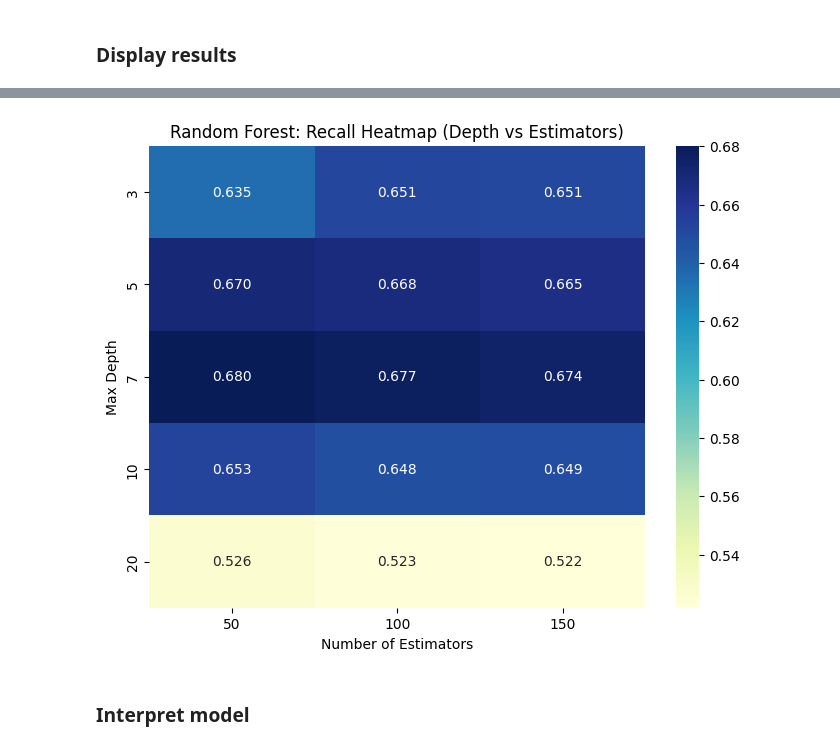
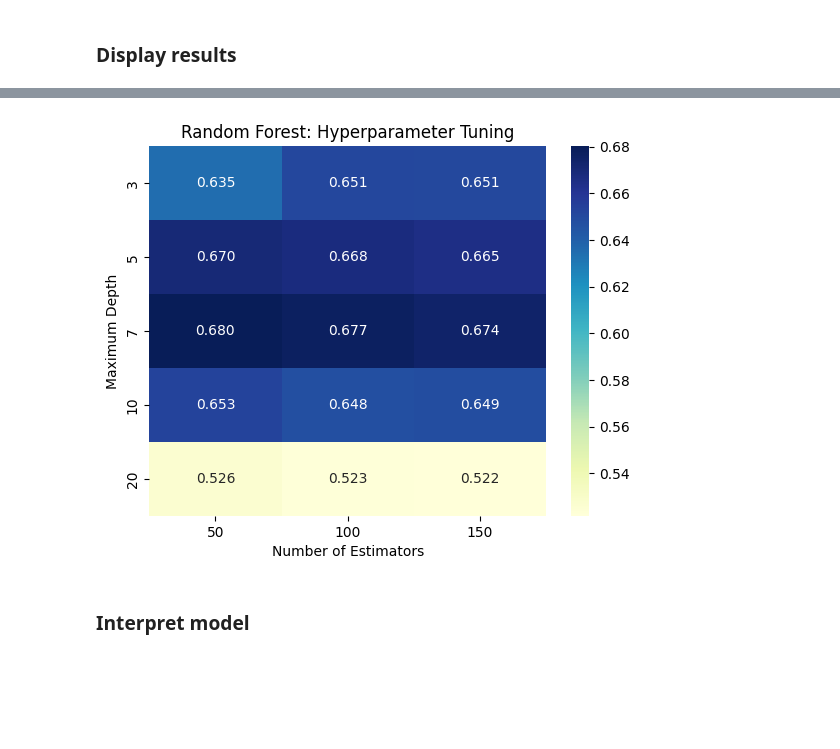
Before and after one commit to amylin1249/nypd-enforcement-gap, a Jupyter notebook: src/train_nonlinear_model.ipynb, the cells around one changed output, grey strips where cells are left out. Saved outputs shown, nothing was run; the diff lists cells and outputs as text; code cells hidden in the pictures; blank space fills up the shorter version.

Commit message:
Updated plot labels

```diff
--- a/src/train_nonlinear_model.ipynb
+++ b/src/train_nonlinear_model.ipynb
@@ -51,10 +48,10 @@ dt = DecisionTreeClassifier(class_weight="balanced", random_state=123)
 # Define how data should be split, using a specified seed
 cv_split = KFold(n_splits=5, shuffle=True, random_state=123)
 
-#Define parameter grid for hyperparameter tuning
+# Define parameter grid for hyperparameter tuning
 param_grid_dt = {
     "max_depth": [3, 5, 7, 10, 20, 50, None],
-    "criterion": ["gini", "entropy"]
+    "criterion": ["gini", "entropy"],
 }
 
 scoring = ["accuracy", "precision", "recall", "f1"]
@@ -73,7 +70,9 @@ dt_grid_search = GridSearchCV(
 # Run GridSearchCV
 dt_grid_search.fit(X_train, y_train)
 
-print(f"We evaluated 7 maximum depth values and 2 criteria across 5 cross-validation folds, totaling 70 experimental fits. Using recall as our metric, the best hyperparameters were {dt_grid_search.best_params_}, which achieved a score of {dt_grid_search.best_score_:.2f}.")
+print(
+    f"We evaluated 7 maximum depth values and 2 criteria across 5 cross-validation folds, totaling 70 experimental fits. Using recall as our metric, the best hyperparameters were {dt_grid_search.best_params_}, which achieved a score of {dt_grid_search.best_score_:.2f}."
+)
 # %% [output]
 We evaluated 7 maximum depth values and 2 criteria across 5 cross-validation folds, totaling 70 experimental fits. Using recall as our metric, the best hyperparameters were {'criterion': 'entropy', 'm ...
 # %% [markdown]
@@ -227,7 +245,7 @@ param_grid_rf = {
     "n_estimators": [50, 100, 150],
     "min_samples_split": [2, 5, 10],
     "min_samples_leaf": [1, 2, 4],
-    "criterion": ["gini", "entropy"]
+    "criterion": ["gini", "entropy"],
 }
 
 # Initialize GridSearchCV
@@ -245,58 +263,67 @@ rf_grid_search = GridSearchCV(
 rf_grid_search.fit(X_train, y_train)
 
 
-print(f"We evaluated 6 maximum depth values, 3 tree counts, 3 minimum samples per split options, 3 minimum samples per leaf options, and 2 criteria across 5 cross-validation folds, totaling 810 experimental fits. Using recall as our metric, the best hyperparameters were {rf_grid_search.best_params_}, which achieved a score of {rf_grid_search.best_score_:.4f}.")
+print(
+    f"We evaluated 6 maximum depth values, 3 tree counts, 3 minimum samples per split options, 3 minimum samples per leaf options, and 2 criteria across 5 cross-validation folds, totaling 810 experimental fits. Using recall as our metric, the best hyperparameters were {rf_grid_search.best_params_}, which achieved a score of {rf_grid_search.best_score_:.4f}."
+)
 # %% [output]
 We evaluated 6 maximum depth values, 3 tree counts, 3 minimum samples per split options, 3 minimum samples per leaf options, and 2 criteria across 5 cross-validation folds, totaling 810 experimental f ...
 # %% [markdown]
 ### Display results
 # %%
+# Print results
 rf_grid_search_results = pd.DataFrame(rf_grid_search.cv_results_)
 
-rf_results_table = rf_grid_search_results[[
-    "param_max_depth",
-    "param_n_estimators",
-    "param_min_samples_split",
-    "param_min_samples_leaf",
-    "param_criterion",
-    "mean_test_accuracy", "rank_test_accuracy",
-    "mean_test_precision", "rank_test_precision",
-    "mean_test_recall", "rank_test_recall",
-    "mean_test_f1", "rank_test_f1"]].copy()
+rf_results_table = rf_grid_search_results[
+    [
+        "param_max_depth",
+        "param_n_estimators",
+        "param_min_samples_split",
+        "param_min_samples_leaf",
+        "param_criterion",
+        "mean_test_accuracy",
+        "rank_test_accuracy",
+        "mean_test_precision",
+        "rank_test_precision",
+        "mean_test_recall",
+        "rank_test_recall",
+        "mean_test_f1",
+        "rank_test_f1",
+    ]
+].copy()
 
 print(rf_results_table.to_string(index=False, float_format="%.2f"))
 
+# Plot results by hyperparameter
 results_pivot = rf_grid_search_results.pivot_table(
-    index="param_max_depth",
-    columns="param_n_estimators",
-    values="mean_test_recall"
+    index="param_max_depth", columns="param_n_estimators", values="mean_test_recall"
 )
 
-plt.figure(figsize=(8, 6))
+plt.figure()
 seaborn.heatmap(results_pivot, annot=True, cmap="YlGnBu", fmt=".3f")
-plt.title("Random Forest: Recall Heatmap (Depth vs Estimators)")
+plt.title("Random Forest: Hyperparameter Tuning")
 plt.xlabel("Number of Estimators")
-plt.ylabel("Max Depth")
+plt.ylabel("Maximum Depth")
 plt.show()
 # %% [output]
 param_max_depth  param_n_estimators  param_min_samples_split  param_min_samples_leaf param_criterion  mean_test_accuracy  rank_test_accuracy  mean_test_precision  rank_test_precision  mean_test_recall ...
               3                  50                        2                       1            gini                0.60                 136                 0.30                  162              0.63 ...
               3                 100                        2                       1            gini                0.59                 196                 0.30                  233              0.65 ...
               3                 150                        2                       1            gini                0.59                 198                 0.30                  228              0.65 ...
               3                  50                        5                       1            gini                0.60                 138                 0.30                  164              0.63 ...
               3                 100                        5                       1            gini                0.59                 196                 0.30                  233              0.65 ...
               3                 150                        5                       1            gini                0.59                 198                 0.30                  228              0.65 ...
               3                  50                       10                       1            gini                0.60                 154                 0.30                  168              0.64 ...
               3                 100                       10                       1            gini                0.59                 207                 0.30                  237              0.65 ...
               3                 150                       10                       1            gini                0.59                 213                 0.30                  266              0.65 ...
               3                  50                        2                       2            gini                0.60                 137                 0.30                  163              0.63 ...
               3                 100                        2                       2            gini                0.59                 194                 0.30                  225              0.65 ...
 ... (309 lines left out)
            None                 150                        5                       4         entropy                0.64                  83                 0.32                   84              0.57 ...
            None                  50                       10                       4         entropy                0.64                  73                 0.32                   80              0.56 ...
            None                 100                       10                       4         entropy                0.64                  82                 0.32                   86              0.56 ...
            None                 150                       10                       4         entropy                0.64                  78                 0.32                   75              0.57 ...
-[figure, old version]
+[figure, new version]
 # %% [markdown]
 ### Interpret model
 # %%
```
Also changed, not shown: parts of 7 cells of this notebook, 1 other file.
